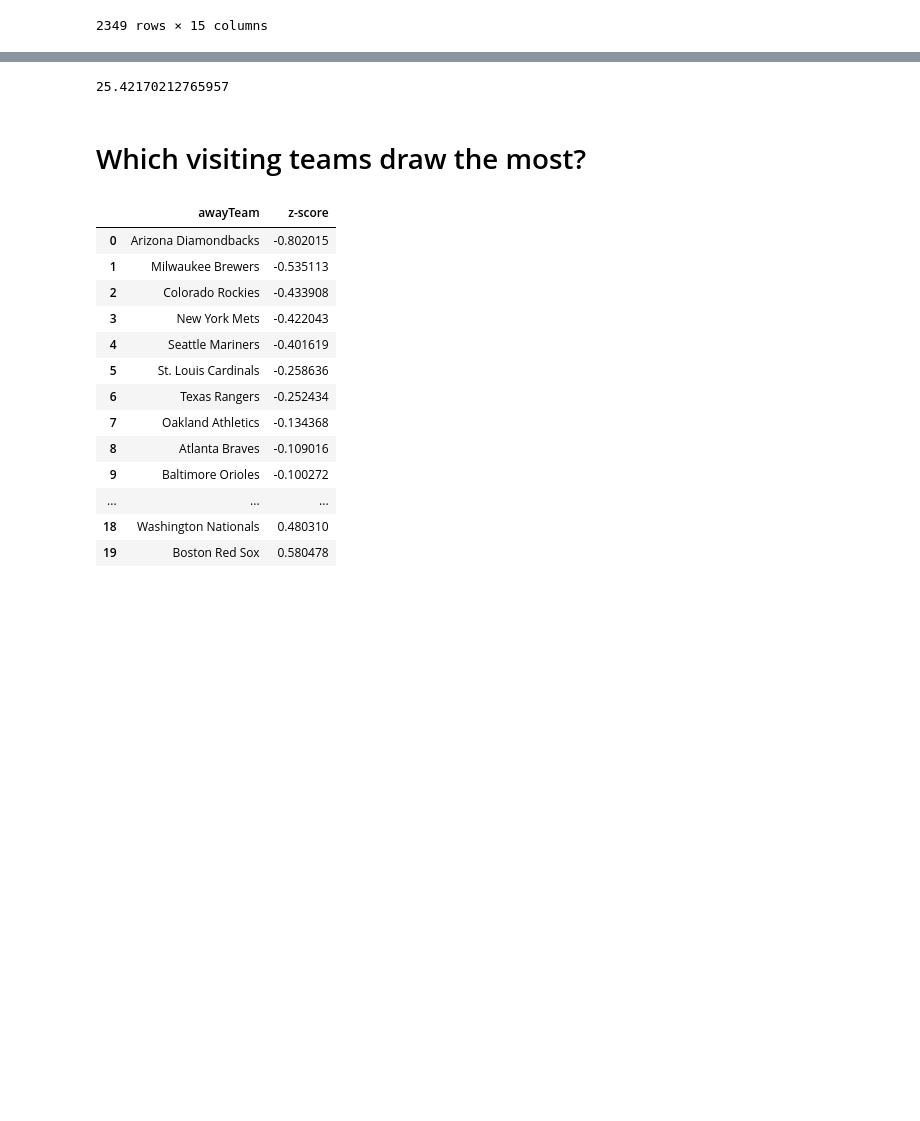
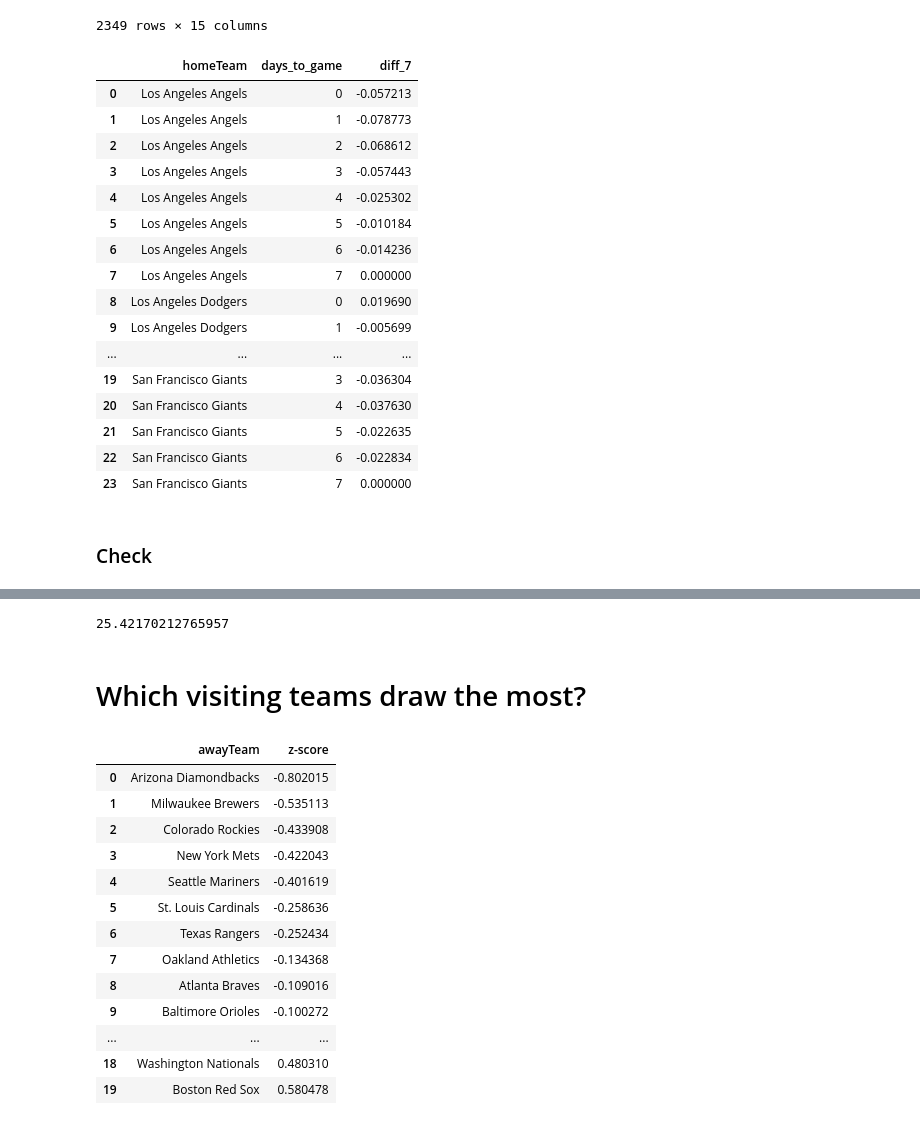
Before and after one commit to benbrill/Stubhub, a Jupyter notebook: notebooks/analysis.ipynb, the cells around one changed output, grey strips where cells are left out. Drawn from its saved outputs; the diff is of its cells as text; code cells hidden in the pictures; blank space fills up the shorter version.

```diff
--- a/notebooks/analysis.ipynb
+++ b/notebooks/analysis.ipynb
@@ -101,15 +122,13 @@ exclude_list
  'Texas Rangers at Los Angeles Dodgers: 2021-06-12',
  'Texas Rangers at Los Angeles Dodgers: 2021-06-13']
 # %%
-a = seven_df.groupby("unique_name")[["days_to_game"]].max().reset_index()
-exclude_list = a[a["days_to_game"] < 7]["unique_name"].to_list()
 seven_df = seven_df[~seven_df["unique_name"].isin(exclude_list)]
-seven_df["avg_price"] = seven_df.groupby(["homeTeam", "days_to_game"])["price"].transform(np.mean)
+seven_df["avg_price_by_day"] = seven_df.groupby(["id", "days_to_game"])["price"].transform(np.mean) # combine the two prices measured for each day
 seven_df = seven_df.sort_values(["days_to_game", "extractTime"], ascending=False)
 def diffrence_7_days(x):
     seven = x.to_numpy()[0]
     return (x - seven)/seven
-seven_df["diff_7"] = seven_df.groupby("unique_name")[["avg_price"]].transform(diffrence_7_days)
+seven_df["diff_7"] = seven_df.groupby("unique_name")[["avg_price_by_day"]].transform(diffrence_7_days)
 seven_df
 # %% [output]
 |  | id | time | name | homeTeam | awayTeam | unique_name | price | extractTime | ticket_count | ... |
@@ -125,3 +144,25 @@ seven_df
 | 1927 | 104736534.0 | 2021-06-15 | Arizona Diamondbacks at San Franc... | San Francisco Giants | Arizona Diamondbacks | Arizona Diamondbacks at San Franc... | 22.93 | 2021-06-15 00:22:39.049277 | 1022 | ... |
 | 1831 | 104725410.0 | 2021-06-15 | Philadelphia Phillies at Los Ange... | Los Angeles Dodgers | Philadelphia Phillies | Philadelphia Phillies at Los Ange... | 28.71 | 2021-06-15 00:22:38.376619 | 2405 | ... |
 2349 rows × 15 columns
+# %%
+seven_df.groupby(["homeTeam", "days_to_game"])[["diff_7"]].mean().reset_index()
+# %% [output]
+|  | homeTeam | days_to_game | diff_7 |
+| 0 | Los Angeles Angels | 0 | -0.057213 |
+| 1 | Los Angeles Angels | 1 | -0.078773 |
+| 2 | Los Angeles Angels | 2 | -0.068612 |
+| 3 | Los Angeles Angels | 3 | -0.057443 |
+| 4 | Los Angeles Angels | 4 | -0.025302 |
+| 5 | Los Angeles Angels | 5 | -0.010184 |
+| 6 | Los Angeles Angels | 6 | -0.014236 |
+| 7 | Los Angeles Angels | 7 | 0.000000 |
+| 8 | Los Angeles Dodgers | 0 | 0.019690 |
+| 9 | Los Angeles Dodgers | 1 | -0.005699 |
+| ... | ... | ... | ... |
+| 19 | San Francisco Giants | 3 | -0.036304 |
+| 20 | San Francisco Giants | 4 | -0.037630 |
+| 21 | San Francisco Giants | 5 | -0.022635 |
+| 22 | San Francisco Giants | 6 | -0.022834 |
+| 23 | San Francisco Giants | 7 | 0.000000 |
+# %% [markdown]
+### Check
```
Also changed, not shown: parts of 5 cells of this notebook, 1 other file.
